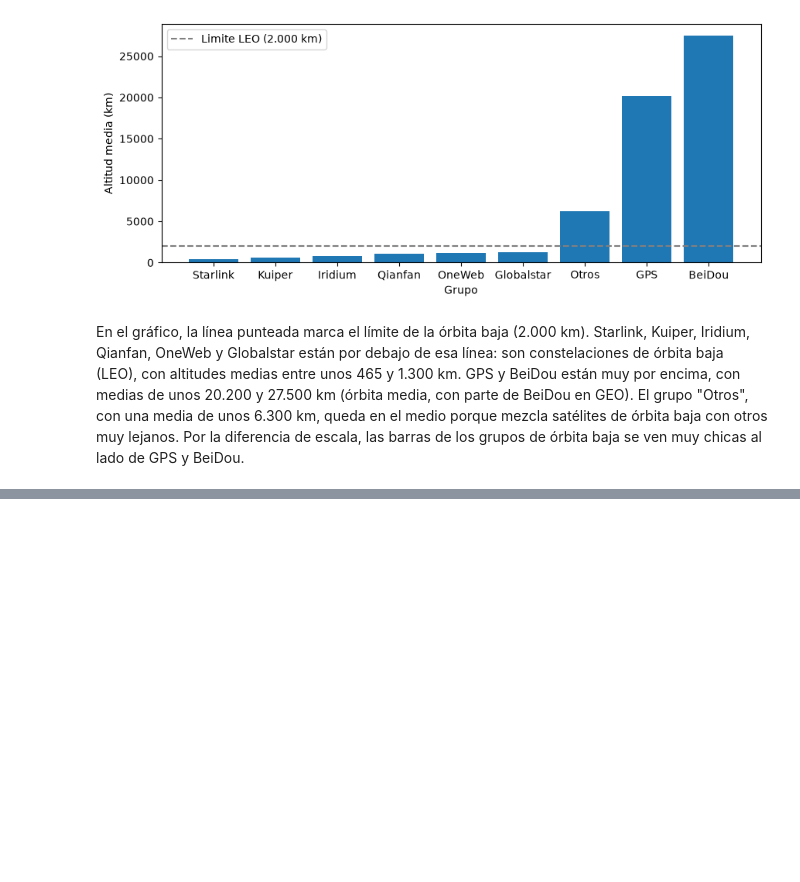
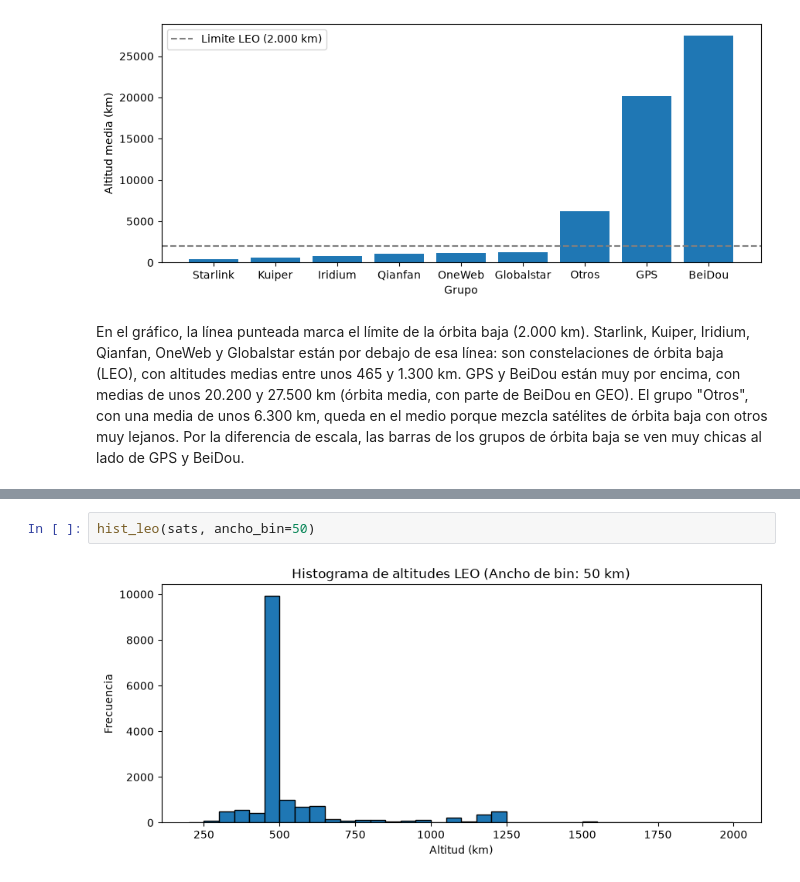
Before and after one commit to joadi2007/Proyecto_satelite_BAN_JD, a Jupyter notebook: informe.ipynb, the cells around one changed output, grey strips where cells are left out. Drawn from its saved outputs; the diff is of its cells as text; blank space fills up the shorter version.

```diff
--- a/informe.ipynb
+++ b/informe.ipynb
@@ -243,0 +252,4 @@ En el gráfico, la línea punteada marca el límite de la órbita baja (2.000 km
+# %%
+hist_leo(sats, ancho_bin=50)
+# %% [output]
+[figure, added]
```
Also changed, not shown: parts of 16 cells of this notebook, 1 other file.
